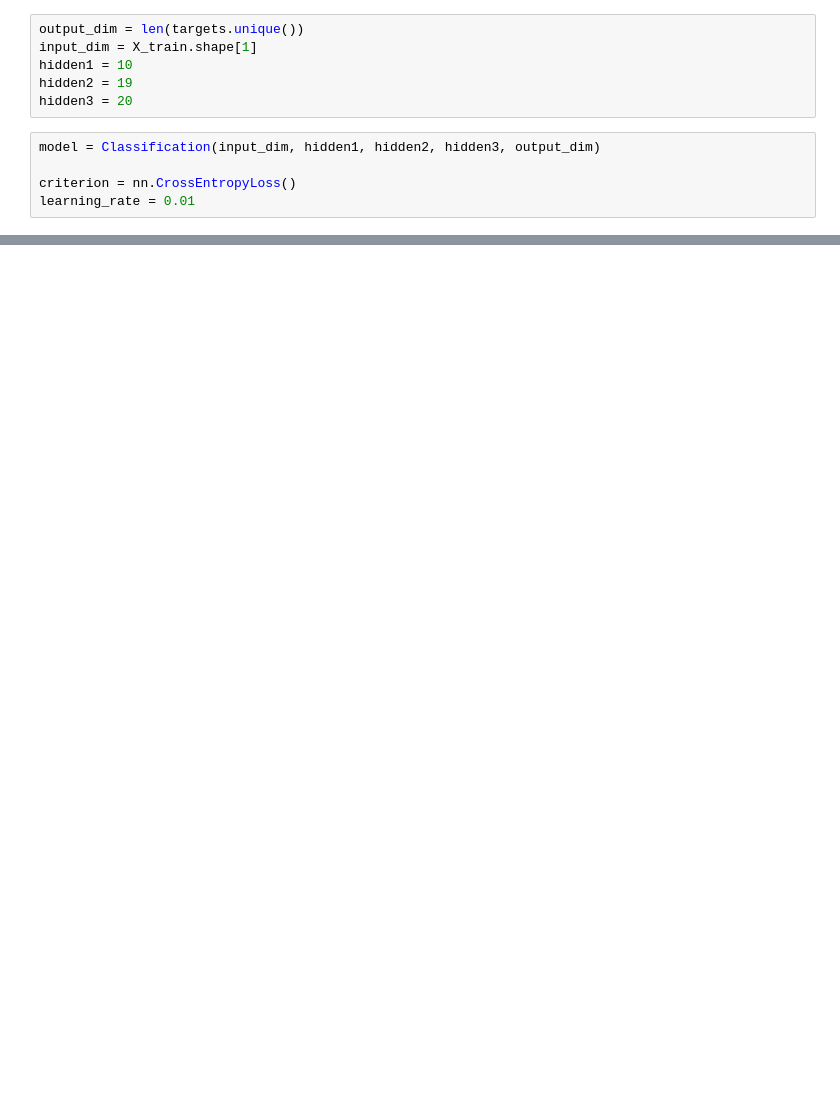
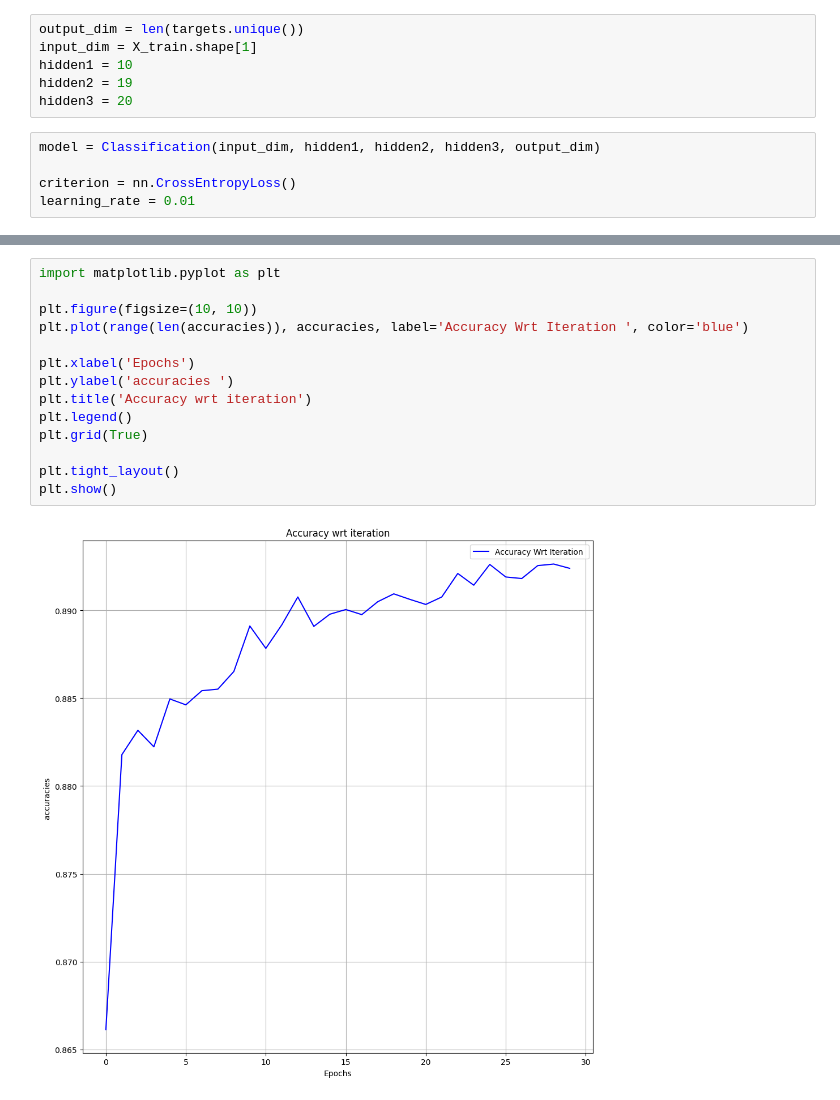
Before and after one commit to hamzatahirr/PAI_Final_Project, a Jupyter notebook: notebook.ipynb, the cells around one changed output, grey strips where cells are left out. Drawn from its saved outputs; the diff is of its cells as text; blank space fills up the shorter version.

```diff
--- a/notebook.ipynb
+++ b/notebook.ipynb
@@ -169,0 +190,16 @@ plt.show()
+# %%
+import matplotlib.pyplot as plt
+
+plt.figure(figsize=(10, 10))
+plt.plot(range(len(accuracies)), accuracies, label='Accuracy Wrt Iteration ', color='blue')
+
+plt.xlabel('Epochs')
+plt.ylabel('accuracies ')
+plt.title('Accuracy wrt iteration')
+plt.legend()
+plt.grid(True)
+
+plt.tight_layout()
+plt.show()
+# %% [output]
+[figure, added]
```
Also changed, not shown: parts of 6 cells of this notebook.
